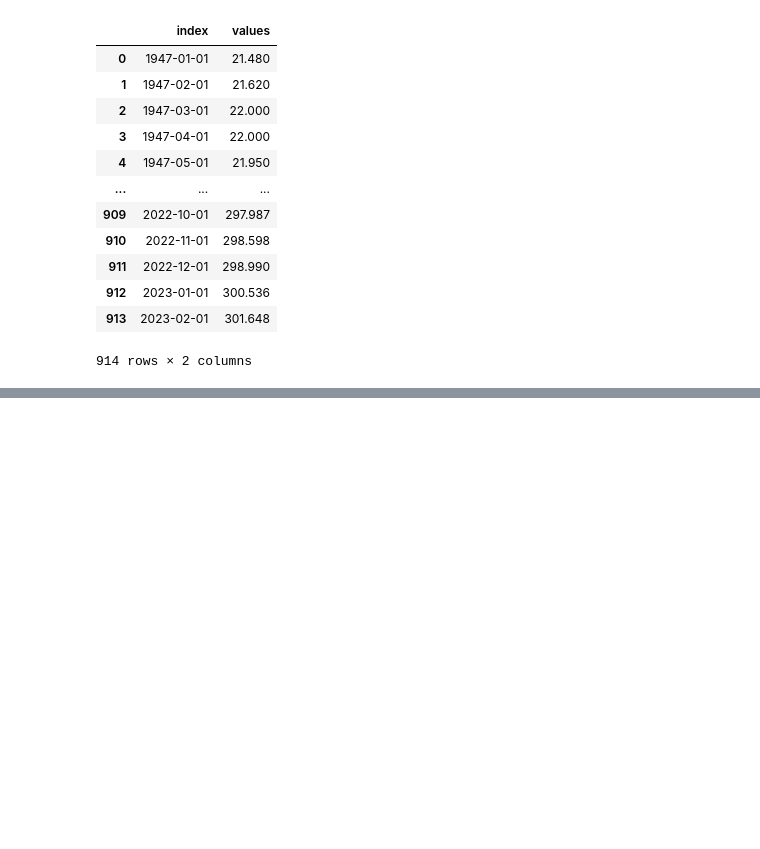
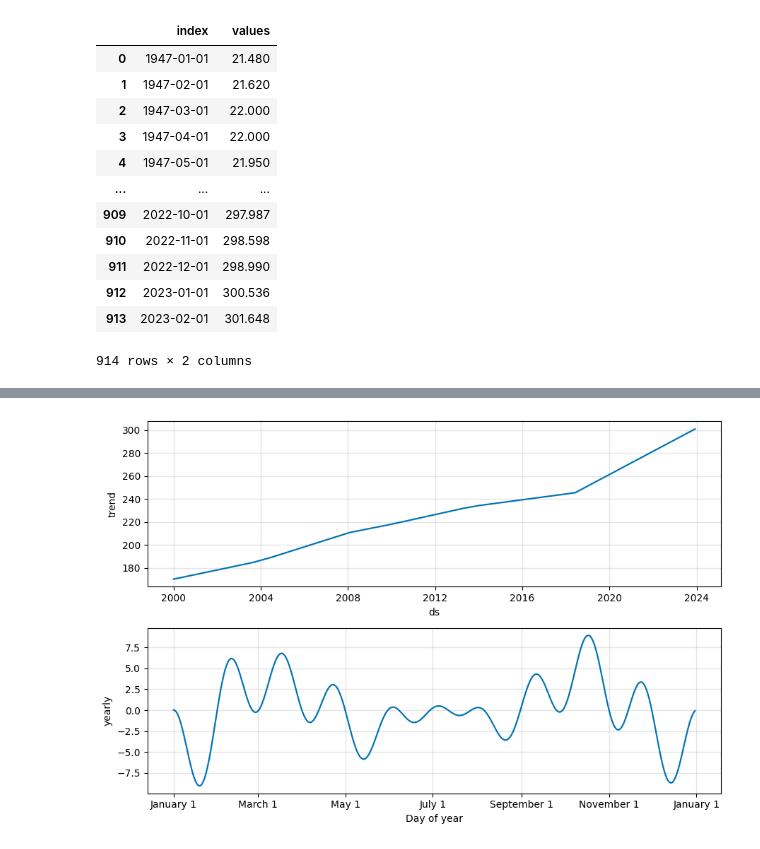
Before and after one commit to KhanDoors/fred, a Jupyter notebook: main.ipynb, the cells around one changed output, grey strips where cells are left out. Saved outputs shown, nothing was run; the diff lists cells and outputs as text; code cells hidden in the pictures; blank space fills up the shorter version.

```diff
--- a/main.ipynb
+++ b/main.ipynb
@@ -86,0 +143,4 @@ ValueError: Mime type rendering requires nbformat>=4.2.0 but it is not installed
+# %%
+fig2=ml.plot_components(result)
+# %% [output]
+[figure, added]
```
Also changed, not shown: parts of 7 cells of this notebook, 1 other file.
